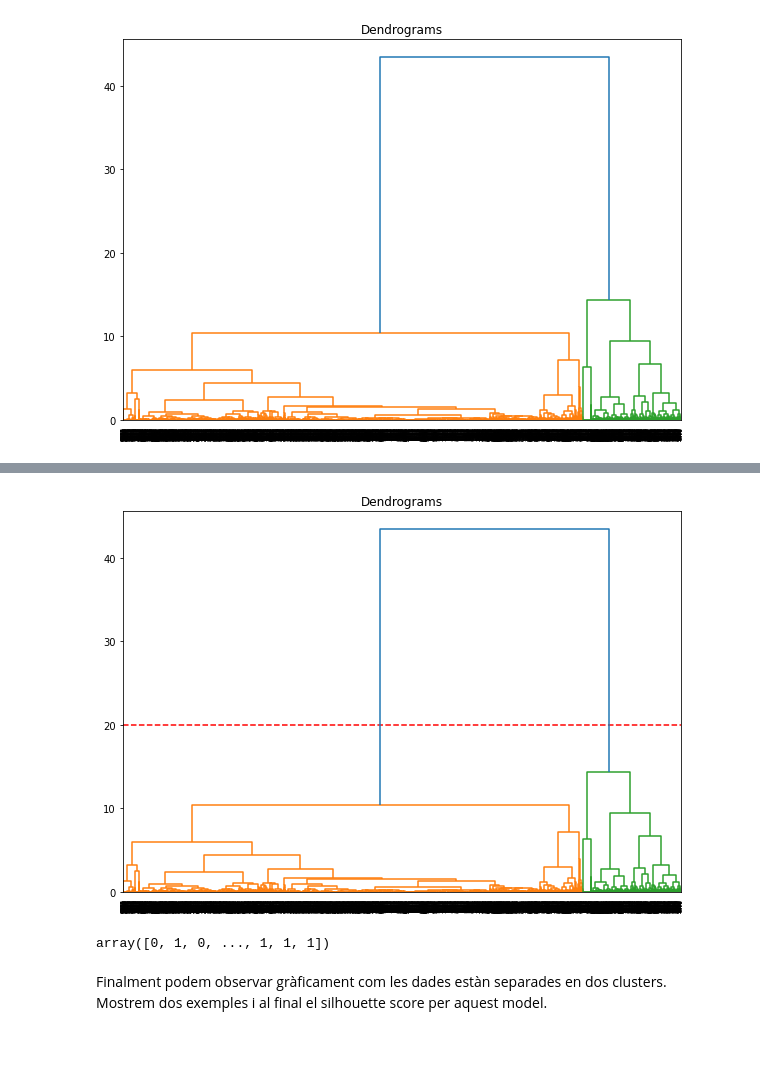
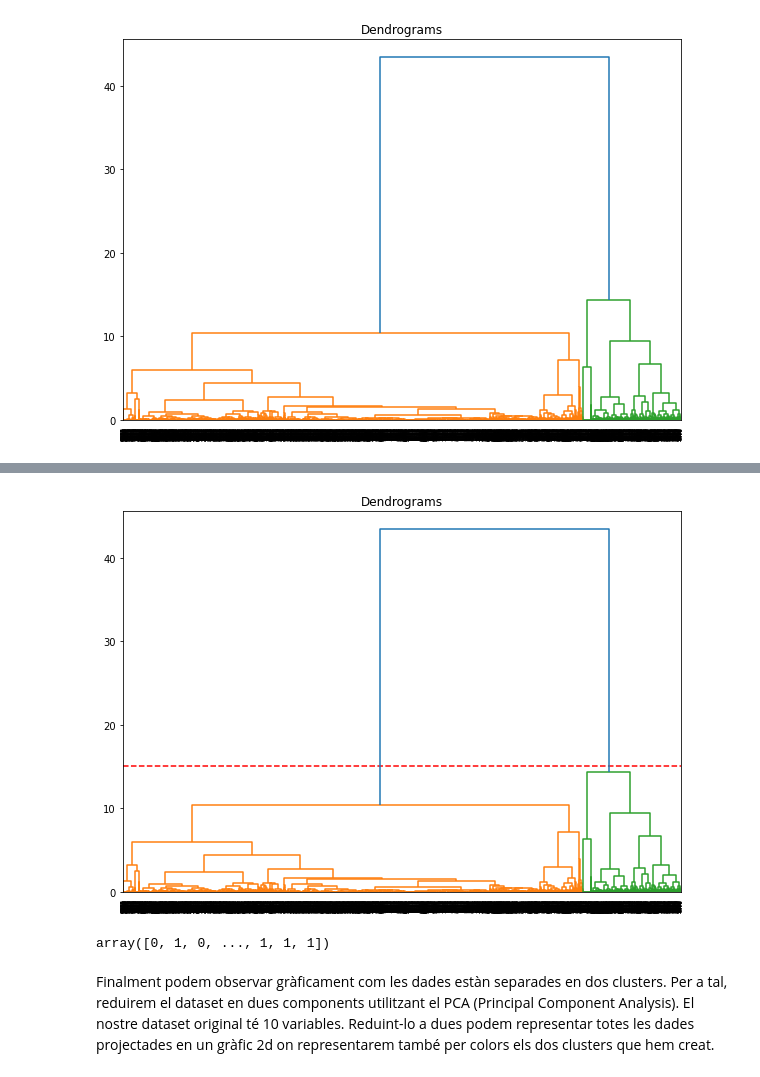
Before and after one commit to zonioi/IT_Academy_BA, a Jupyter notebook: Sprint8/Tasca_M8_T01.ipynb, the cells around one changed output, grey strips where cells are left out. Cells and saved outputs as stored; diff of their text form; code cells hidden in the pictures; blank space fills up the shorter version.

```diff
--- a/Sprint8/Tasca_M8_T01.ipynb
+++ b/Sprint8/Tasca_M8_T01.ipynb
@@ -119,11 +119,16 @@ kmeans_kwargs = {
 }
 
 # Posem els valors SSE (Sum Squared Error) en ua llista
-sse = []
+sse ={}
+# for k in range(1, 11):
+#     kmeans = KMeans(n_clusters=k, **kmeans_kwargs)
+#     kmeans.fit(scaled_features)
+#     sse.append(kmeans.inertia_)
+
 for k in range(1, 11):
     kmeans = KMeans(n_clusters=k, **kmeans_kwargs)
     kmeans.fit(scaled_features)
-    sse.append(kmeans.inertia_)
+    sse[k] = kmeans.inertia_
 # %% [output]
 Exception ignored on calling ctypes callback function: <function _ThreadpoolInfo._find_modules_with_dl_iterate_phdr.<locals>.match_module_callback at 0x...>
 Traceback (most recent call last):
@@ -153,0 +161,6 @@ plt.savefig('Sum_Squared_error.png')
+# %%
+kn = KneeLocator(x=list(sse.keys()),
+                 y=list(sse.values()),
+                 curve='convex',
+                 direction='decreasing')
+k = kn.knee
@@ -263,12 +292,12 @@ En aquest cas fariam un tall horitzonatl a la línea blava (més distància) el
 # %%
 plt.figure(figsize=(10, 7))
 plt.title("Dendrograms")
-plt.axhline(y=20, color='r', linestyle='--')
+plt.axhline(y=15, color='r', linestyle='--')
 dend = shc.dendrogram(shc.linkage(scaled_features, method='ward'))
 
 plt.savefig('Dendogram.png')
 # %% [output]
-[figure, old version]
+[figure, new version]
 # %%
 from sklearn.cluster import AgglomerativeClustering
 cluster = AgglomerativeClustering(n_clusters=2, affinity='euclidean', linkage='ward')
@@ -276,4 +305,4 @@ cluster.fit_predict(scaled_features)
 # %% [output]
 array([0, 1, 0, ..., 1, 1, 1])
 # %% [markdown]
-Finalment podem observar gràficament com les dades estàn separades en dos clusters. Mostrem dos exemples i al final el silhouette score per aquest model.
+Finalment podem observar gràficament com les dades estàn separades en dos clusters. Per a tal, reduirem el dataset en dues components utilitzant el PCA (Principal Component Analysis). El nostre dataset original té 10 variables. Reduint-lo a dues podem representar totes les dades projectades en un gràfic 2d on representarem també per colors els dos clusters que hem creat.
```
Also changed, not shown: parts of 14 cells of this notebook, 2 other files.
